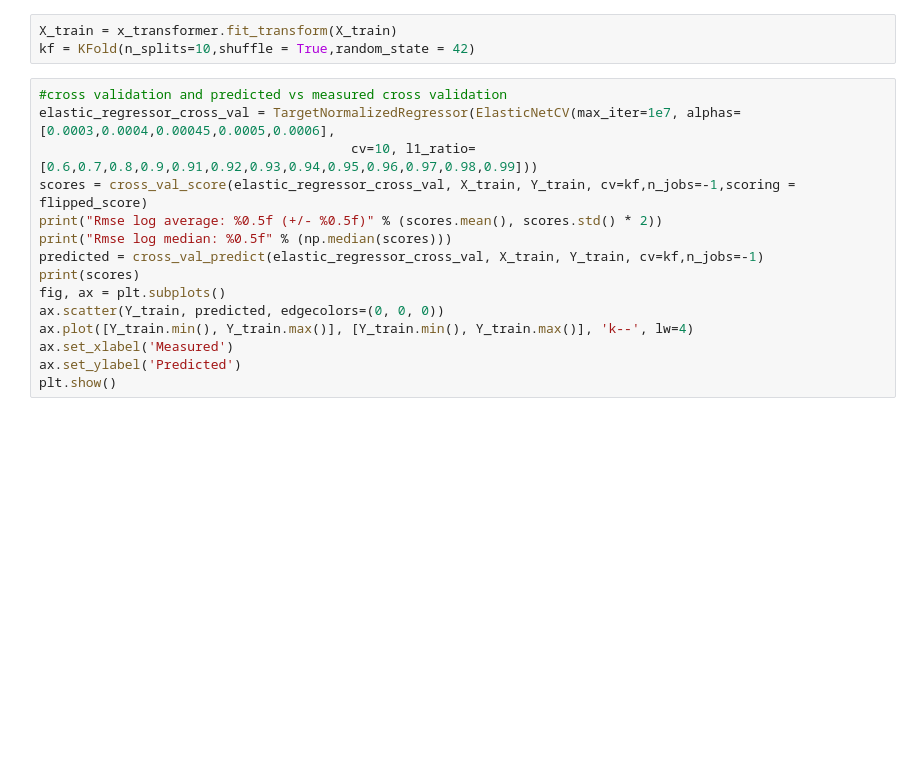
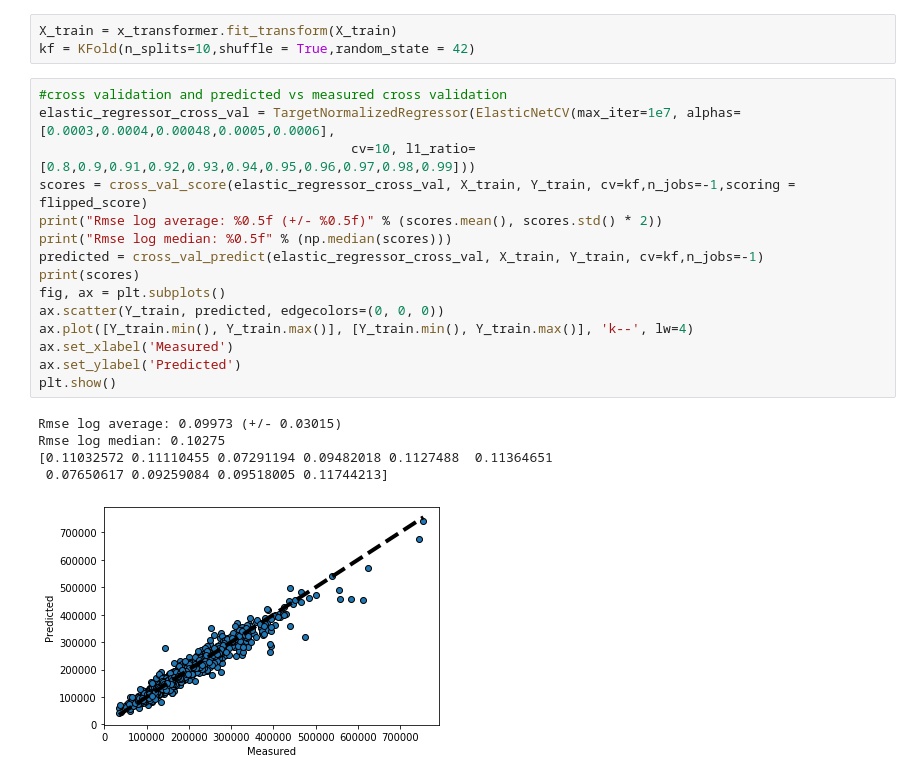
Before and after one commit to ViktorTarasenko/housepricing, a Jupyter notebook: modelling_elasticnet.ipynb, the cells around one changed output. Drawn from its saved outputs; the diff is of its cells as text; blank space fills up the shorter version.

```diff
--- a/modelling_elasticnet.ipynb
+++ b/modelling_elasticnet.ipynb
@@ -75,19 +75,25 @@ X_train = x_transformer.fit_transform(X_train)
 kf = KFold(n_splits=10,shuffle = True,random_state = 42)
 # %%
 #cross validation and predicted vs measured cross validation
-elastic_regressor_cross_val = TargetNormalizedRegressor(ElasticNetCV(max_iter=1e7, alphas=[0.0003,0.0004,0.00045,0.0005,0.0006],
-                                        cv=10, l1_ratio=[0.6,0.7,0.8,0.9,0.91,0.92,0.93,0.94,0.95,0.96,0.97,0.98,0.99]))
+elastic_regressor_cross_val = TargetNormalizedRegressor(ElasticNetCV(max_iter=1e7, alphas=[0.0003,0.0004,0.00048,0.0005,0.0006],
+                                        cv=10, l1_ratio=[0.8,0.9,0.91,0.92,0.93,0.94,0.95,0.96,0.97,0.98,0.99]))
 scores = cross_val_score(elastic_regressor_cross_val, X_train, Y_train, cv=kf,n_jobs=-1,scoring = flipped_score)
 print("Rmse log average: %0.5f (+/- %0.5f)" % (scores.mean(), scores.std() * 2))
 print("Rmse log median: %0.5f" % (np.median(scores)))
 predicted = cross_val_predict(elastic_regressor_cross_val, X_train, Y_train, cv=kf,n_jobs=-1)
 print(scores)
 fig, ax = plt.subplots()
 ax.scatter(Y_train, predicted, edgecolors=(0, 0, 0))
 ax.plot([Y_train.min(), Y_train.max()], [Y_train.min(), Y_train.max()], 'k--', lw=4)
 ax.set_xlabel('Measured')
 ax.set_ylabel('Predicted')
 plt.show()
+# %% [output]
+Rmse log average: 0.09973 (+/- 0.03015)
+Rmse log median: 0.10275
+[0.11032572 0.11110455 0.07291194 0.09482018 0.1127488  0.11364651
+ 0.07650617 0.09259084 0.09518005 0.11744213]
+[figure, added]
 # %%
 #learning curve of best model
 plot_learning_curve(elastic_regressor_cross_val, "Title", X_train, Y_train, None, cv=kf, n_jobs=-1,scoring = flipped_score)
```
Also changed, not shown: parts of 1 cell of this notebook, 9 other files.
